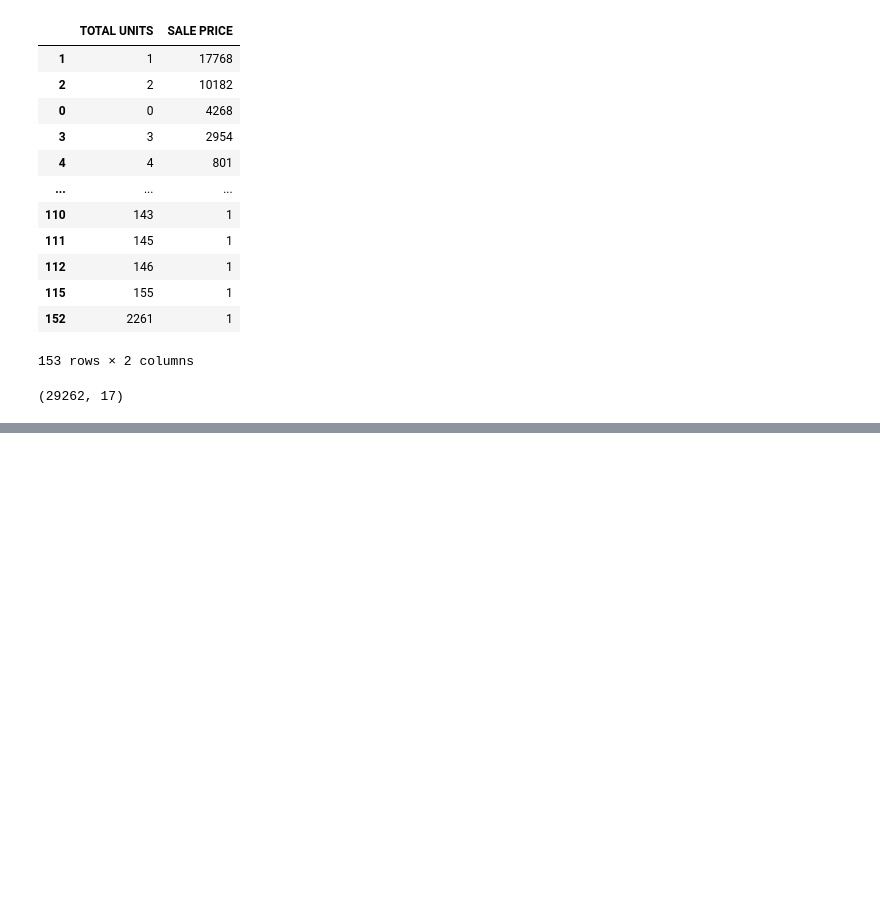
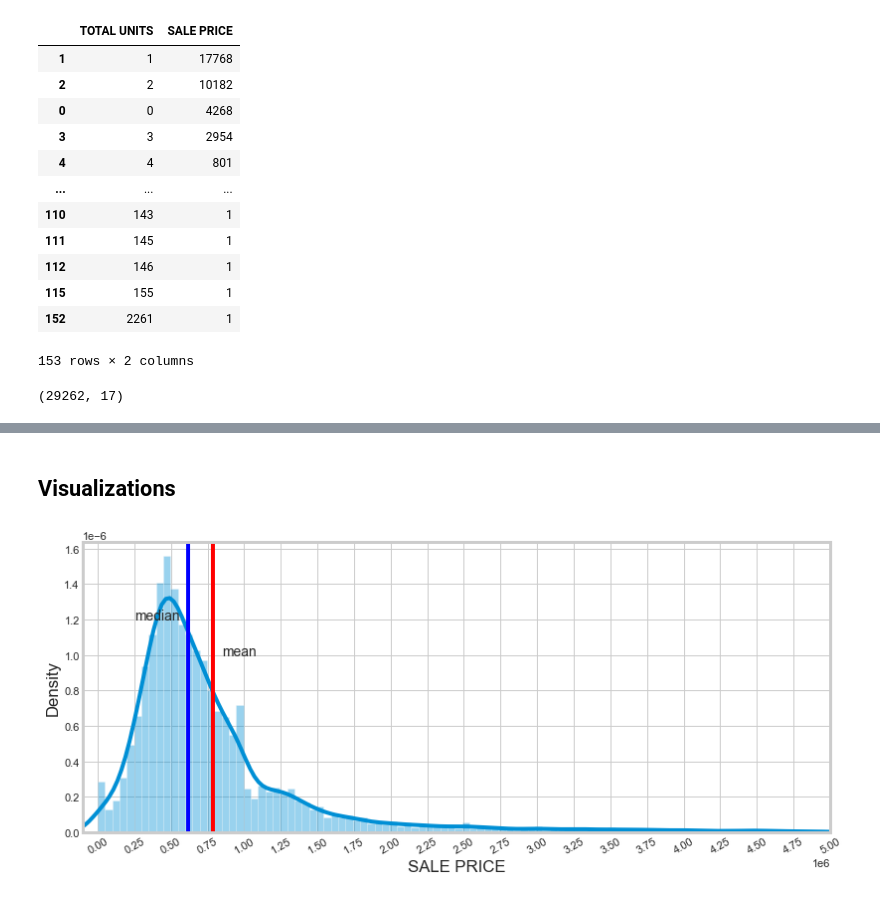
Before and after one commit to Managedcode-ux/Maj-Proj, a Jupyter notebook: code/preprocessing.ipynb, the cells around one changed output, grey strips where cells are left out. Drawn from its saved outputs; the diff is of its cells as text; code cells hidden in the pictures; blank space fills up the shorter version.

```diff
--- a/code/preprocessing.ipynb
+++ b/code/preprocessing.ipynb
@@ -242,0 +269,2 @@ df.shape
+# %%
+df = df[df["GROSS SQUARE FEET"] < 72000] # Deleting outlier that far 2 std from mean
@@ -242,0 +275,2 @@ df.shape
+# %%
+df = df[df["LAND SQUARE FEET"] < 42000] # Deleting outlier that far 3 std from mean
@@ -242,0 +297,18 @@ df.shape
+# %% [markdown]
+## Visualizations
+# %%
+sns.set_style("whitegrid")
+plt.figure(figsize=(12,5))
+plotd = sns.distplot(df[(df['SALE PRICE']>100) & (df['SALE PRICE'] < 5000000)]['SALE PRICE'], kde=True, bins=100)
+
+tick_spacing=250000
+plotd.xaxis.set_major_locator(ticker.MultipleLocator(tick_spacing))
+plotd.set_xlim([-100000, 5000000])
+plt.xticks(rotation=30)
+plt.axvline(df[(df['SALE PRICE']>100) & (df['SALE PRICE'] < 5000000)]['SALE PRICE'].mean(), c='red')
+plt.axvline(df[(df['SALE PRICE']>100) & (df['SALE PRICE'] < 5000000)]['SALE PRICE'].median(), c='blue')
+plt.text(250000,0.0000012, "median")
+plt.text(850000,0.0000010, "mean")
+plt.show()
+# %% [output]
+[figure, added]
```
Also changed, not shown: parts of 13 cells of this notebook.
